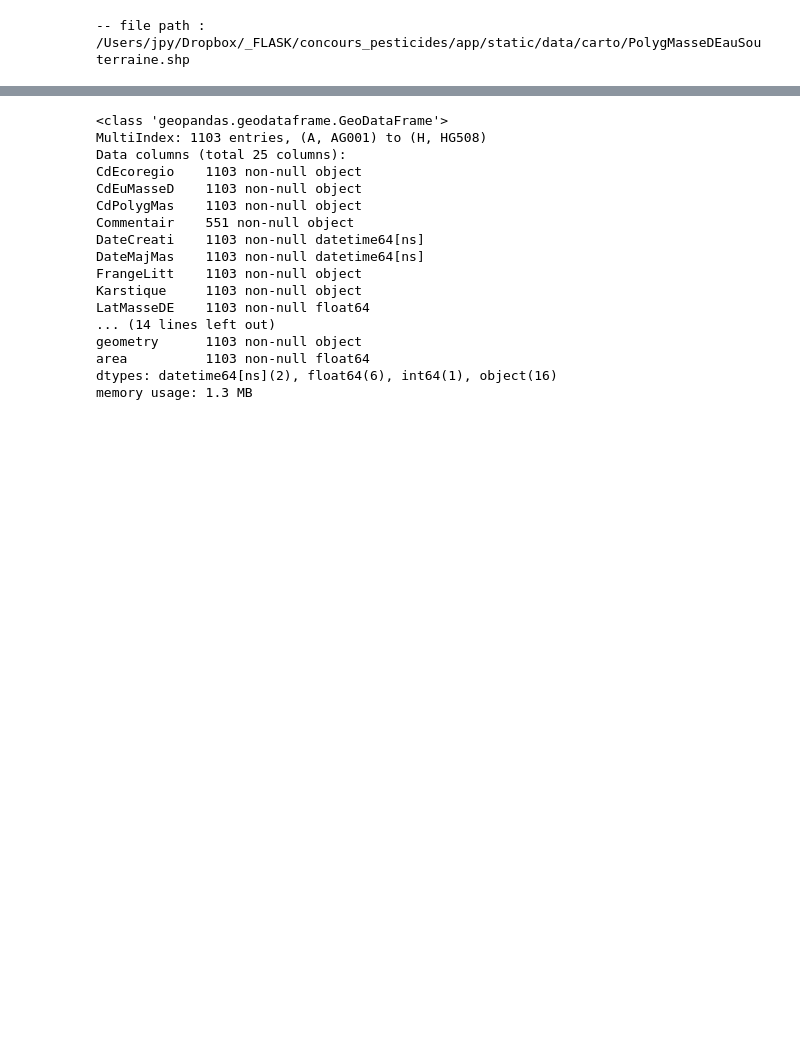
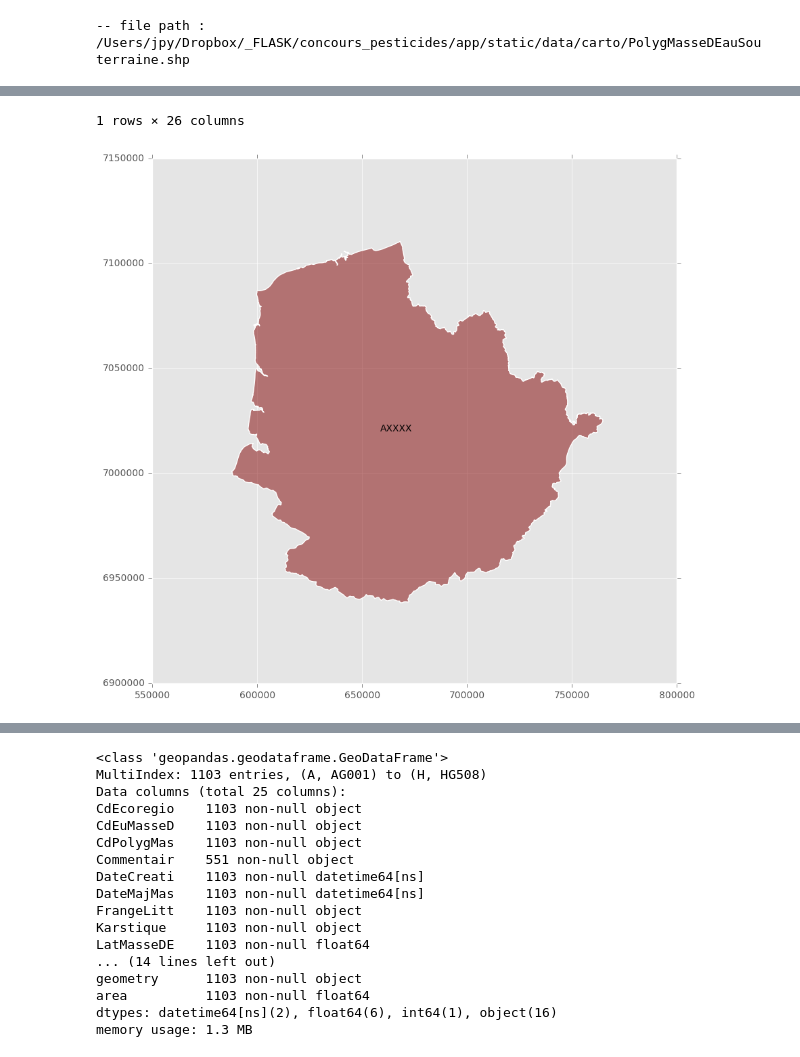
Before and after one commit to JulienParis/hydroviz, a Jupyter notebook: carto_python.ipynb, the cells around one changed output, grey strips where cells are left out. Drawn from its saved outputs; the diff is of its cells as text; code cells hidden in the pictures; blank space fills up the shorter version.

```diff
--- a/carto_python.ipynb
+++ b/carto_python.ipynb
@@ -297,0 +493,9 @@ Name: geometry, dtype: object
+# %%
+### set test slice
+idx = pd.IndexSlice
+
+level_1   = "G"
+level_2   = "AG001"
+
+slice_gdf_lev1 = idx[ level_1 , : ]
+slice_gdf_lev2 = idx[ : , level_2 ]
@@ -387,0 +551,4 @@ checkDTypes (gdf_waters)
+# %%
+copied_slice = gdf_waters.loc[ slice_gdf_lev1, : ].copy()
+#copied_slice.tail()
+copied_slice.iloc[0]
@@ -387,0 +681,36 @@ checkDTypes (gdf_waters)
+# %%
+### test union
+
+#copied_slice = gdf_waters.loc[ slice_gdf, : ].copy()
+
+geoms_slice       = copied_slice["geometry"].copy()
+geoms_slice_union = geoms_slice.unary_union
+geoms_slice_union_centroid = geoms_slice_union.centroid
+
+### create geodataframe dummy
+tuples = [(level_1, "AXXXX")]
+index_union = pd.MultiIndex.from_tuples(tuples, names=['CdBassinDC', 'CdMasseDEa'])
+gdf_test_union             = gp.GeoDataFrame( data=None, index=index_union, columns=copied_slice.columns)
+
+### copy first row of corresponding level
+gdf_test_union.iloc[0]             = copied_slice.iloc[0]
+gdf_test_union.iloc[0]["geometry"] = geoms_slice_union
+gdf_test_union.iloc[0]["centroid"] = geoms_slice_union_centroid
+
+gdf_test_union.plot(edgecolor='White', alpha=0.5)
+
+for idx, row in gdf_test_union.iterrows():
+    plt.annotate(s=idx[1],
+                 xy=getXY(row['centroid']),
+                 horizontalalignment='center')
+
+gdf_test_union.head()
+
+#test_union = gdf_waters_test_union.loc[ slice_gdf, : ]["geometry"].unary_union
+#test_union#.plot()
+
+#gdf_waters_test_union.loc[ slice_gdf, : ]["geometry"] = test_union
+#gdf_waters_test_union.plot()
+
+#gdf_waters_test_union
+# %% [output]
@@ -388,3 +720,5 @@ checkDTypes (gdf_waters)
+1 rows × 26 columns
+[figure, added]
 # %%
 gdf_waters.head()
 # %% [output]
```
Also changed, not shown: parts of 55 cells of this notebook, 1 other file.
